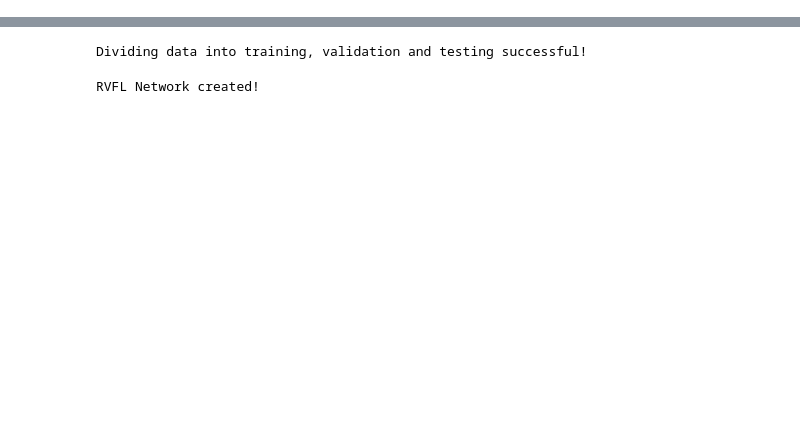
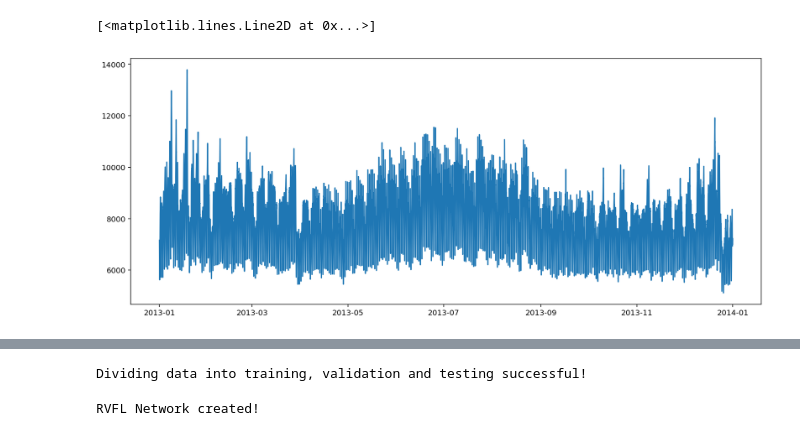
Before and after one commit to arp95/rvfl_research, a Jupyter notebook: dlnd-your-first-neural-network.ipynb, the cells around one changed output, grey strips where cells are left out. Cells and saved outputs as stored; diff of their text form; code cells hidden in the pictures; blank space fills up the shorter version.

```diff
--- a/dlnd-your-first-neural-network.ipynb
+++ b/dlnd-your-first-neural-network.ipynb
@@ -7,4 +7,5 @@
 import numpy as np
 import pandas as pd
 import matplotlib.pyplot as plt
-from sklearn.metrics import mean_squared_error
+from matplotlib.pylab import rcParams
+rcParams['figure.figsize'] = 15, 6
@@ -56,0 +12,7 @@ Normalization Successful!
+# %%
+#setting the data
+
+dateparse = lambda dates: pd.datetime.strptime(dates, '%Y/%m/%d %H:%M:%S')
+data_path = 'data.csv'
+data = pd.read_csv('data.csv', index_col='SETTLEMENTDATE', date_parser = dateparse)
+data.head()
@@ -56,0 +27,6 @@ Normalization Successful!
+# %%
+#dropping unnessary data
+
+fields_to_drop = ['REGION', 'PERIODTYPE']
+data = data.drop(fields_to_drop, axis = 1)
+data.head()
@@ -56,0 +41,5 @@ Normalization Successful!
+# %%
+#making settlement date as the index for the ts data
+
+ts = data['TOTALDEMAND']
+ts.head(10)
@@ -56,0 +59,5 @@ Normalization Successful!
+# %%
+plt.plot(ts)
+# %% [output]
+[<matplotlib.lines.Line2D at 0x...>]
+[figure, added]
```
Also changed, not shown: parts of 15 cells of this notebook, 8 other files.
